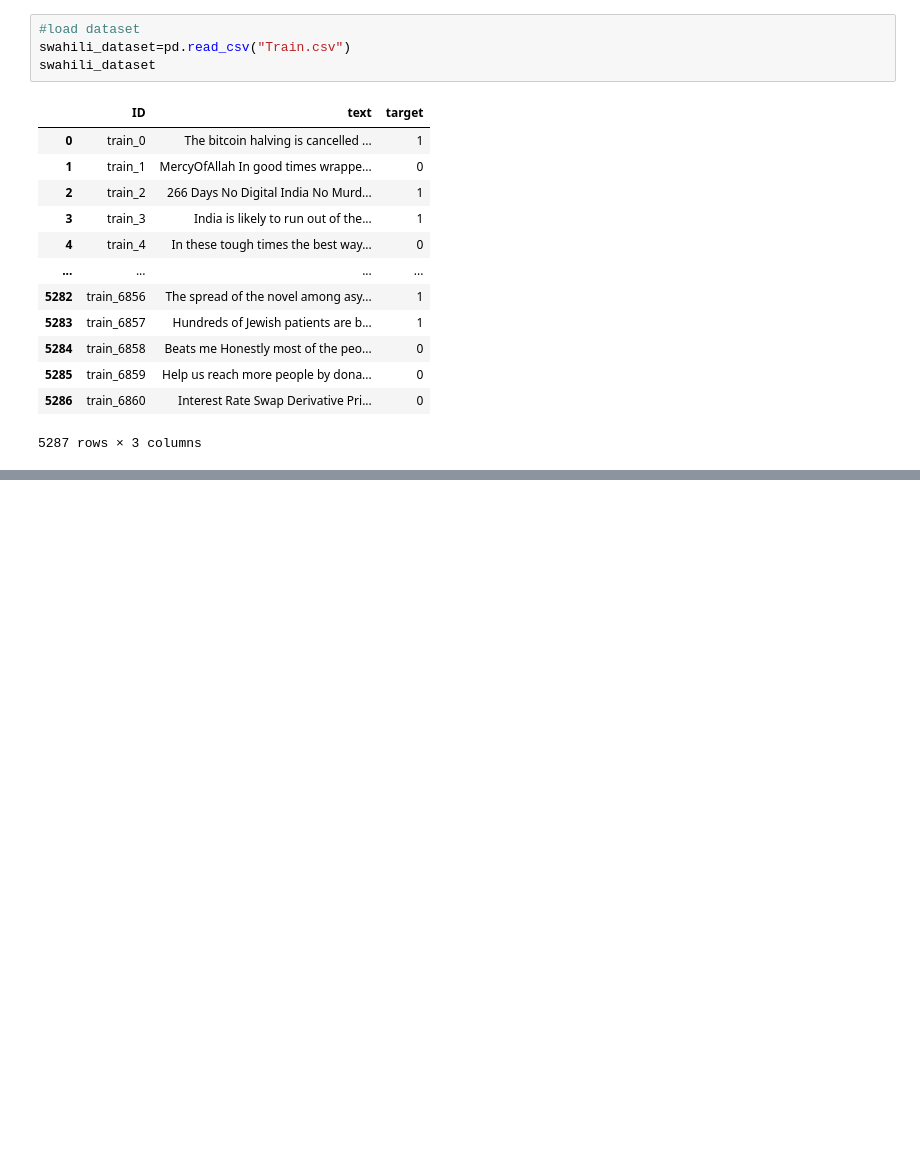
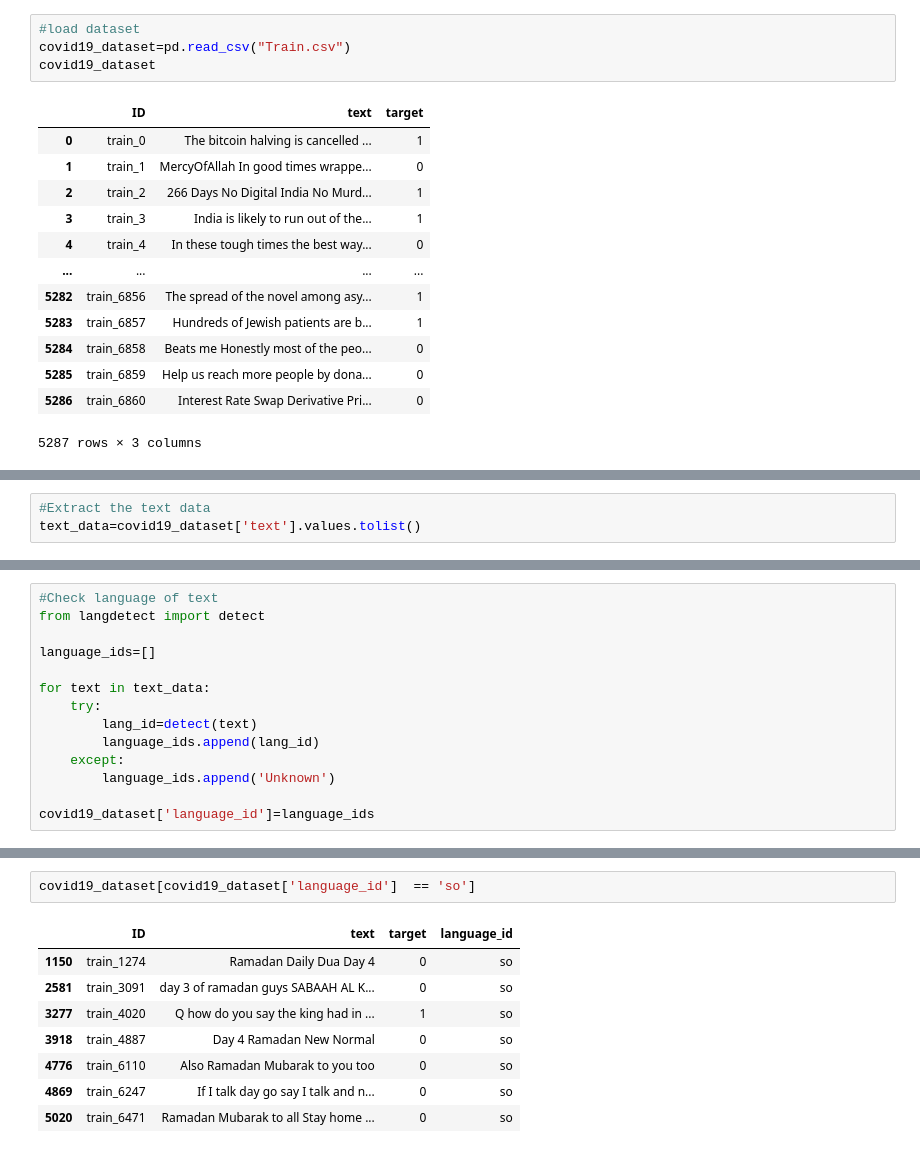
Before and after one commit to datakiptoo/Covid-19-Classifier, a Jupyter notebook: lr.ipynb, the cells around one changed output, grey strips where cells are left out. Cells and saved outputs as stored; diff of their text form; blank space fills up the shorter version.

```diff
--- a/lr.ipynb
+++ b/lr.ipynb
@@ -7,8 +7,8 @@ import matplotlib.pyplot as plt
 import nltk
 # %%
 #load dataset
-swahili_dataset=pd.read_csv("Train.csv")
-swahili_dataset
+covid19_dataset=pd.read_csv("Train.csv")
+covid19_dataset
 # %% [output]
 |  | ID | text | target |
 | 0 | train_0 | The bitcoin halving is cancelled ... | 1 |
@@ -40,0 +55,3 @@ Name: text, Length: 5287, dtype: object
+# %%
+#Extract the text data
+text_data=covid19_dataset['text'].values.tolist()
@@ -40,0 +78,14 @@ Name: text, Length: 5287, dtype: object
+# %%
+#Check language of text
+from langdetect import detect
+
+language_ids=[]
+
+for text in text_data:
+    try:
+        lang_id=detect(text)
+        language_ids.append(lang_id)
+    except:
+        language_ids.append('Unknown')
+
+covid19_dataset['language_id']=language_ids
@@ -40,0 +112,11 @@ Name: text, Length: 5287, dtype: object
+# %%
+covid19_dataset[covid19_dataset['language_id']  == 'so']
+# %% [output]
+|  | ID | text | target | language_id |
+| 1150 | train_1274 | Ramadan Daily Dua Day 4 | 0 | so |
+| 2581 | train_3091 | day 3 of ramadan guys SABAAH AL K... | 0 | so |
+| 3277 | train_4020 | Q how do you say the king had in ... | 1 | so |
+| 3918 | train_4887 | Day 4 Ramadan New Normal | 0 | so |
+| 4776 | train_6110 | Also Ramadan Mubarak to you too | 0 | so |
+| 4869 | train_6247 | If I talk day go say I talk and n... | 0 | so |
+| 5020 | train_6471 | Ramadan Mubarak to all Stay home ... | 0 | so |
```
Also changed, not shown: parts of 28 cells of this notebook.
